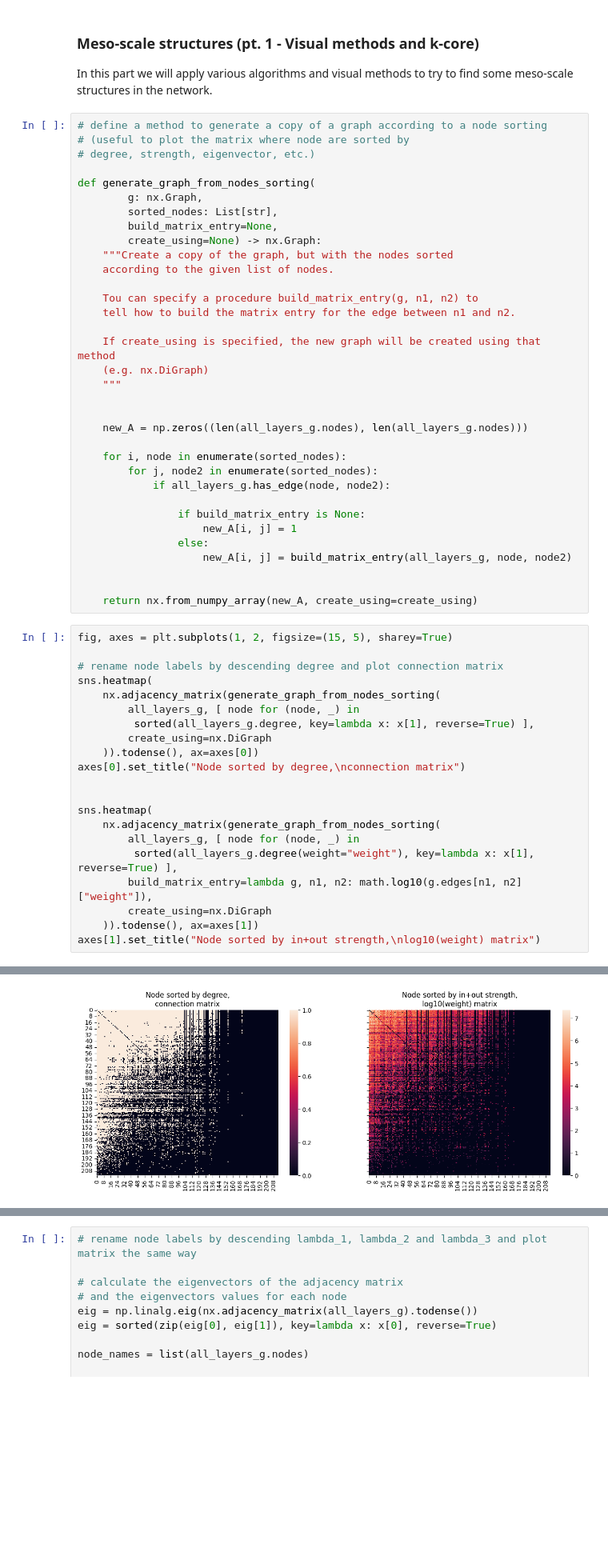
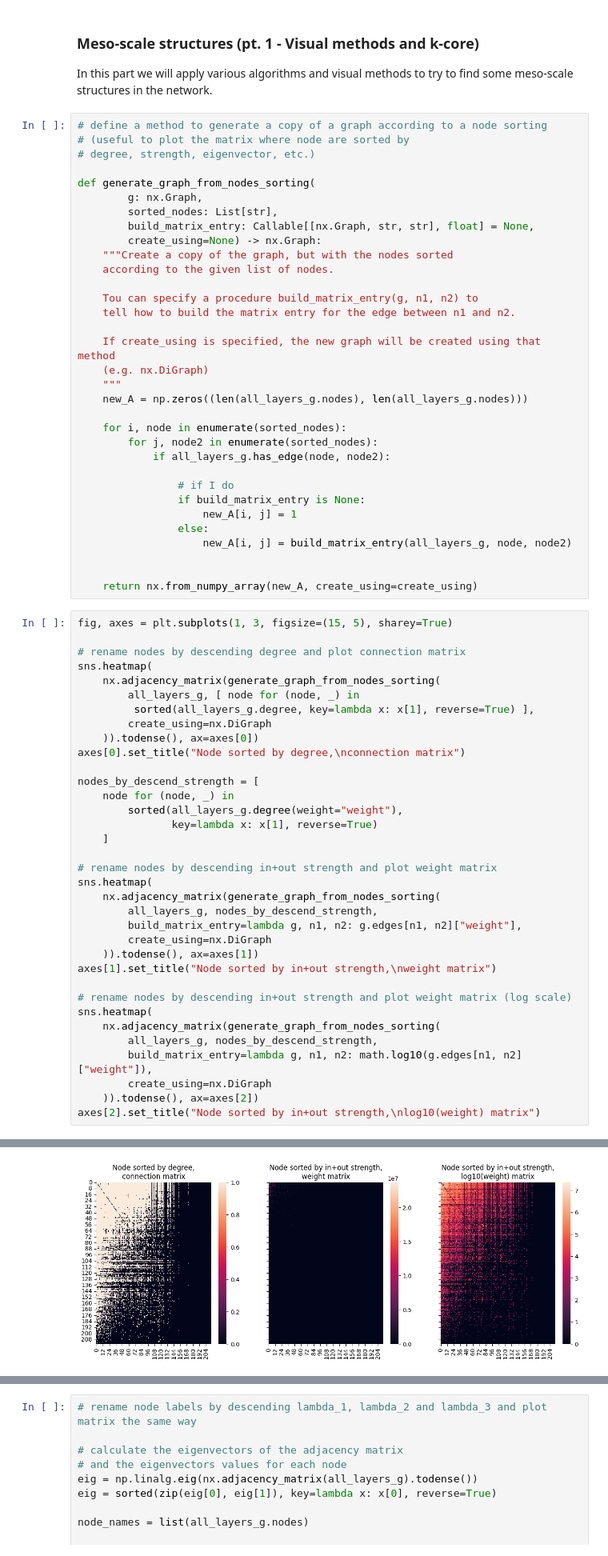
Before and after one commit to emanuelena49/fao-trade-network-analysis, a Jupyter notebook: fao_trade.ipynb, the cells around one changed output, grey strips where cells are left out. Shown at 80% size. Cells and saved outputs as stored; diff of their text form; blank space fills up the shorter version.

```diff
--- a/fao_trade.ipynb
+++ b/fao_trade.ipynb
@@ -1017,7 +1036,7 @@ In this part we will apply various algorithms and visual methods to try to find
 def generate_graph_from_nodes_sorting(
         g: nx.Graph,
         sorted_nodes: List[str],
-        build_matrix_entry=None,
+        build_matrix_entry: Callable[[nx.Graph, str, str], float] = None,
         create_using=None) -> nx.Graph:
     """Create a copy of the graph, but with the nodes sorted
     according to the given list of nodes.
@@ -1028,14 +1047,13 @@ def generate_graph_from_nodes_sorting(
     If create_using is specified, the new graph will be created using that method
     (e.g. nx.DiGraph)
     """
-
-
     new_A = np.zeros((len(all_layers_g.nodes), len(all_layers_g.nodes)))
 
     for i, node in enumerate(sorted_nodes):
         for j, node2 in enumerate(sorted_nodes):
             if all_layers_g.has_edge(node, node2):
 
+                # if I do
                 if build_matrix_entry is None:
                     new_A[i, j] = 1
                 else:
@@ -1044,26 +1062,40 @@ def generate_graph_from_nodes_sorting(
 
     return nx.from_numpy_array(new_A, create_using=create_using)
 # %%
-fig, axes = plt.subplots(1, 2, figsize=(15, 5), sharey=True)
+fig, axes = plt.subplots(1, 3, figsize=(15, 5), sharey=True)
 
-# rename node labels by descending degree and plot connection matrix
+# rename nodes by descending degree and plot connection matrix
 sns.heatmap(
     nx.adjacency_matrix(generate_graph_from_nodes_sorting(
         all_layers_g, [ node for (node, _) in
          sorted(all_layers_g.degree, key=lambda x: x[1], reverse=True) ],
         create_using=nx.DiGraph
     )).todense(), ax=axes[0])
 axes[0].set_title("Node sorted by degree,\nconnection matrix")
 
+nodes_by_descend_strength = [
+    node for (node, _) in
+        sorted(all_layers_g.degree(weight="weight"),
+               key=lambda x: x[1], reverse=True)
+    ]
 
+# rename nodes by descending in+out strength and plot weight matrix
 sns.heatmap(
     nx.adjacency_matrix(generate_graph_from_nodes_sorting(
-        all_layers_g, [ node for (node, _) in
-         sorted(all_layers_g.degree(weight="weight"), key=lambda x: x[1], reverse=True) ],
+        all_layers_g, nodes_by_descend_strength,
+        build_matrix_entry=lambda g, n1, n2: g.edges[n1, n2]["weight"],
+        create_using=nx.DiGraph
+    )).todense(), ax=axes[1])
+axes[1].set_title("Node sorted by in+out strength,\nweight matrix")
+
+# rename nodes by descending in+out strength and plot weight matrix (log scale)
+sns.heatmap(
+    nx.adjacency_matrix(generate_graph_from_nodes_sorting(
+        all_layers_g, nodes_by_descend_strength,
         build_matrix_entry=lambda g, n1, n2: math.log10(g.edges[n1, n2]["weight"]),
         create_using=nx.DiGraph
-    )).todense(), ax=axes[1])
-axes[1].set_title("Node sorted by in+out strength,\nlog10(weight) matrix")
+    )).todense(), ax=axes[2])
+axes[2].set_title("Node sorted by in+out strength,\nlog10(weight) matrix")
 # %% [output]
 Text(0.5, 1.0, 'Node sorted by in+out strength,\nlog10(weight) matrix')
-[figure, old version]
+[figure, new version]
```
Also changed, not shown: parts of 21 cells of this notebook.
